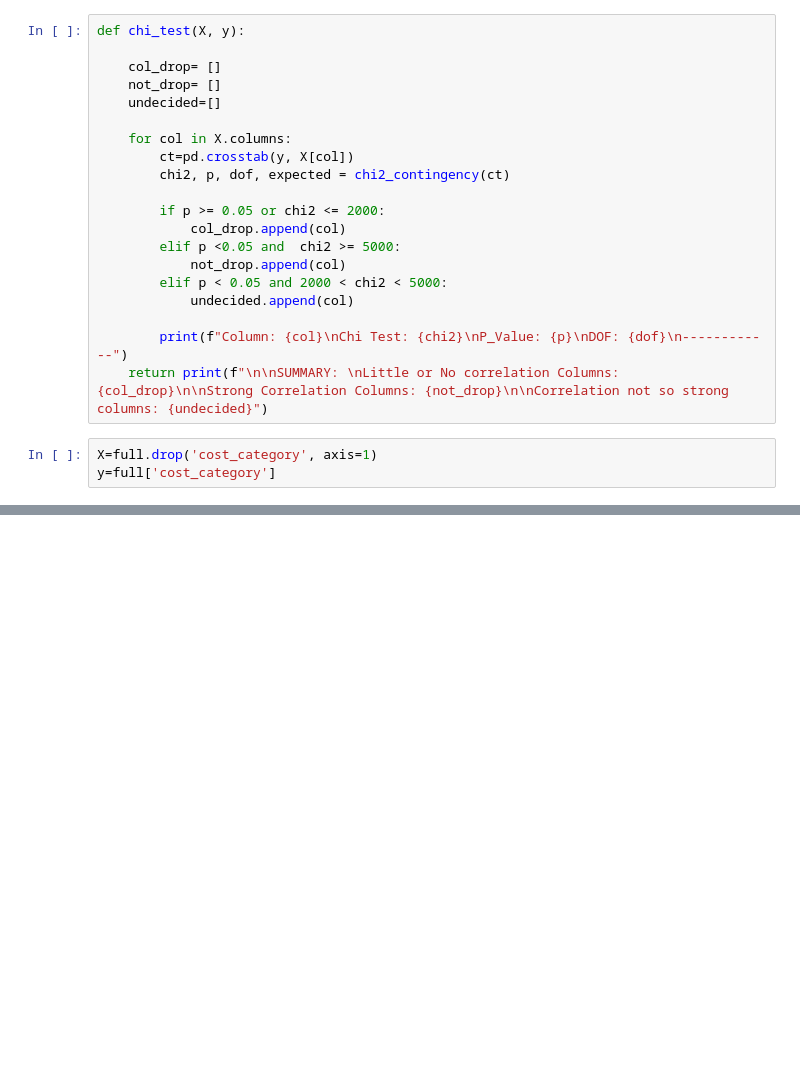
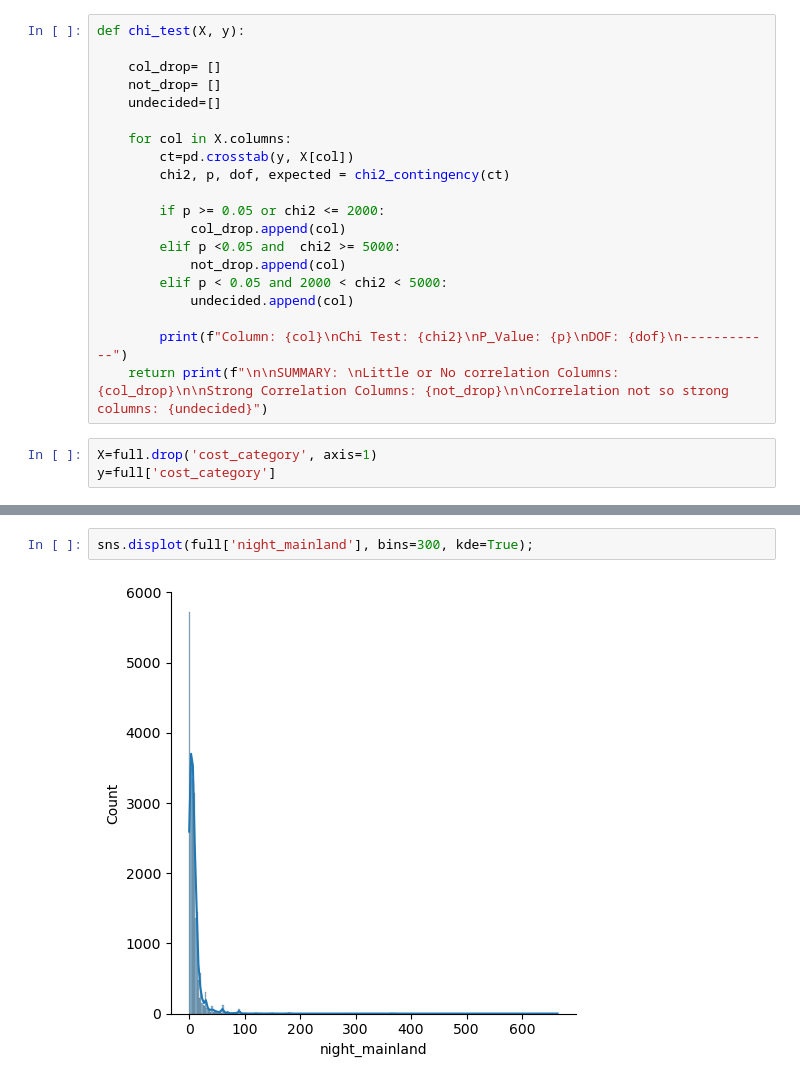
Before and after one commit to Njaramba-Riri/expenditure-prediction, a Jupyter notebook: Models/Feature_Eng.ipynb, the cells around one changed output, grey strips where cells are left out. Cells and saved outputs as stored; diff of their text form; blank space fills up the shorter version.

```diff
--- a/Models/Feature_Eng.ipynb
+++ b/Models/Feature_Eng.ipynb
@@ -113,0 +328,4 @@ sns.boxplot(x='tour_arrangement', y='night_zanzibar', data=full);
+# %%
+sns.displot(full['night_mainland'], bins=300, kde=True);
+# %% [output]
+[figure, added]
```
Also changed, not shown: parts of 27 cells of this notebook.
